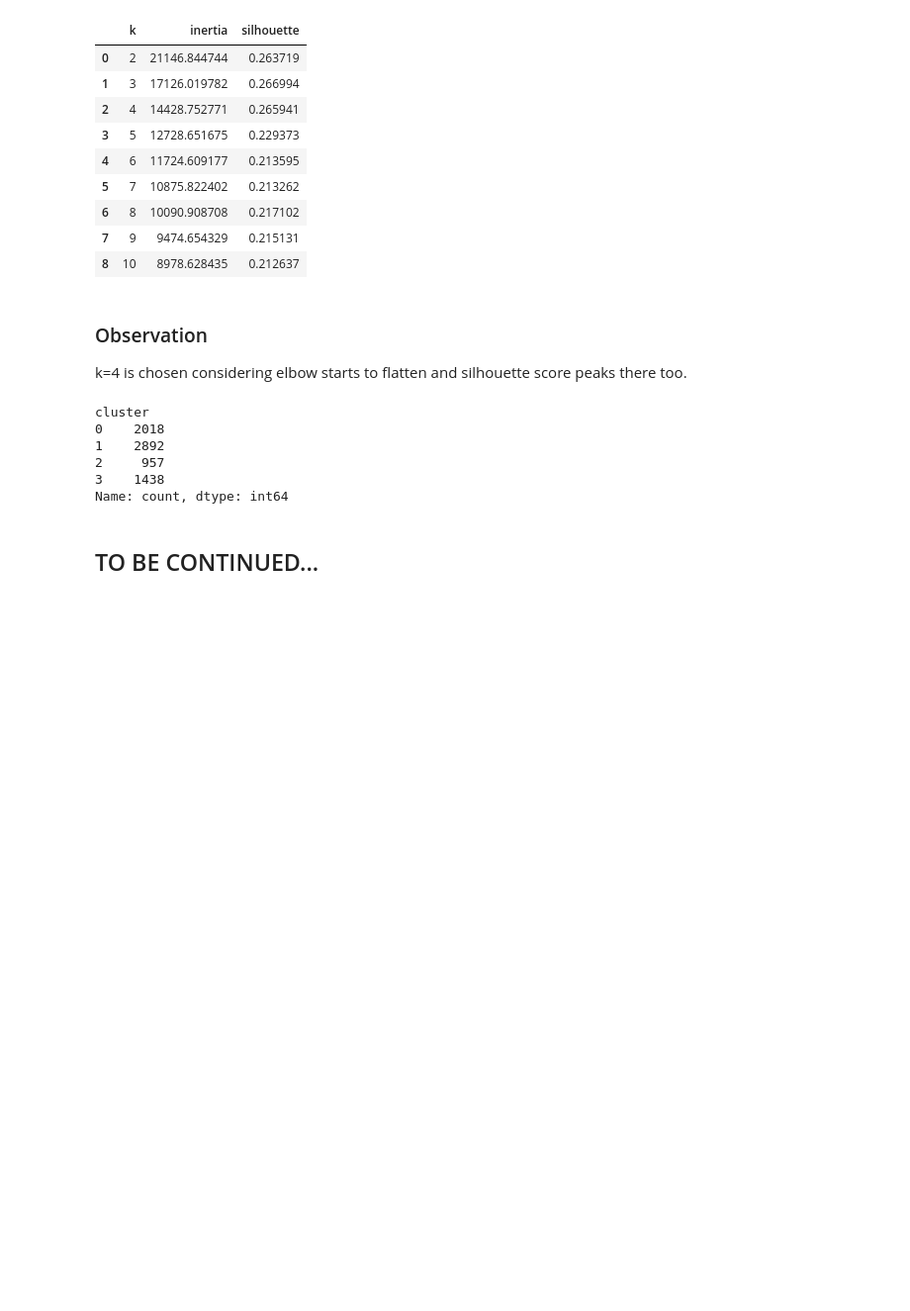
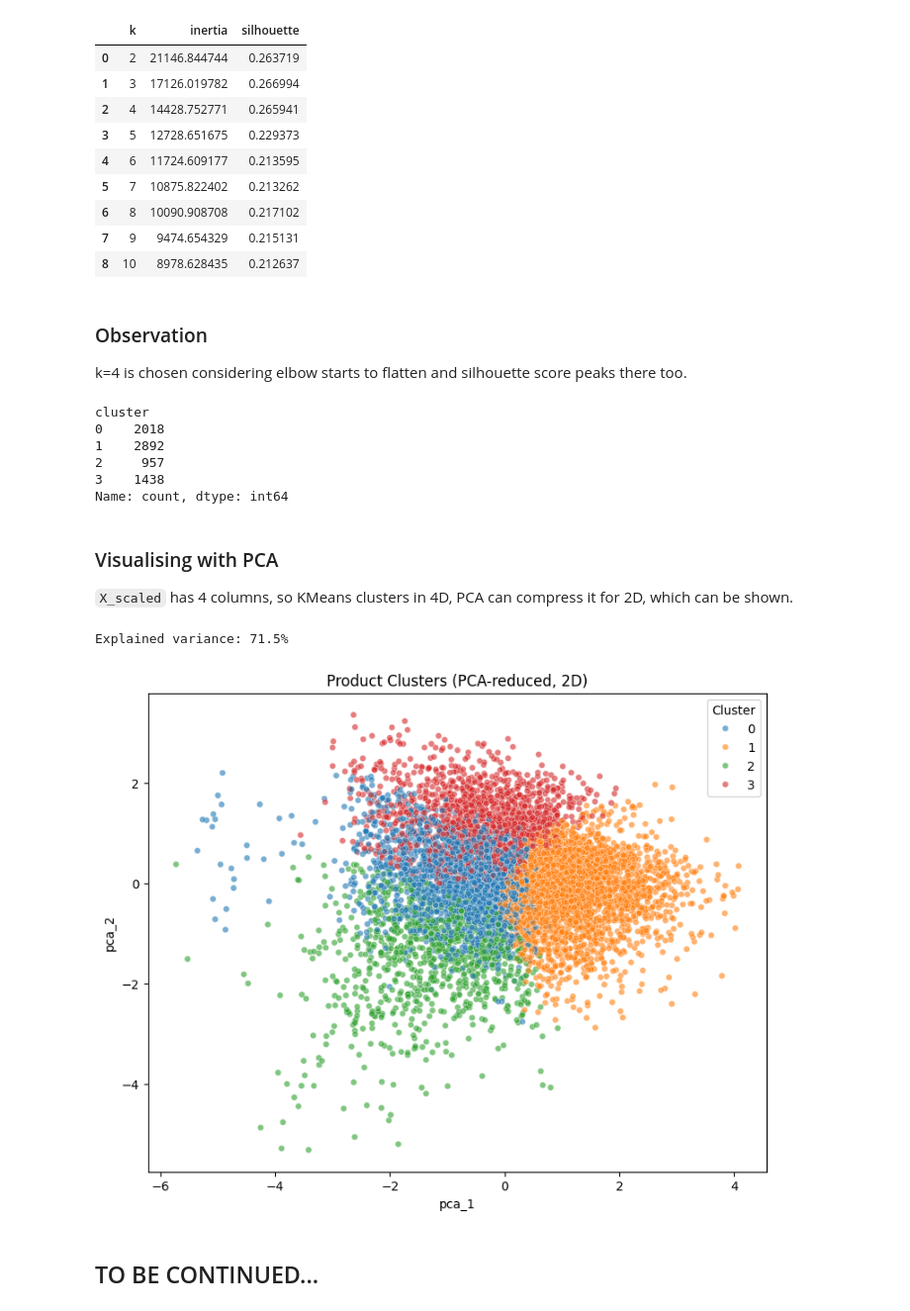
Before and after one commit to imgabrielas/Sephora, a Jupyter notebook: 03_product_clustering.ipynb, the cells around one changed output. Shown at 99% size. Saved outputs shown, nothing was run; the diff lists cells and outputs as text; code cells hidden in the pictures; blank space fills up the shorter version.

```diff
--- a/03_product_clustering.ipynb
+++ b/03_product_clustering.ipynb
@@ -179,5 +179,24 @@ cluster
 2     957
 3    1438
 Name: count, dtype: int64
+# %% [markdown]
+### Visualising with PCA
+`X_scaled` has 4 columns, so KMeans clusters in 4D, PCA can compress it for 2D, which can be shown.
+# %%
+pca = PCA(n_components=2, random_state=42)
+pca_coords = pca.fit_transform(X_scaled)
+products_clean['pca_1'] = pca_coords[:, 0]
+products_clean['pca_2'] = pca_coords[:, 1]
+
+print(f"Explained variance: {pca.explained_variance_ratio_.sum():.1%}")
+
+plt.figure(figsize=(9, 7))
+sns.scatterplot(data=products_clean, x='pca_1', y='pca_2', hue='cluster', palette='tab10', alpha=0.6, s=25)
+plt.title('Product Clusters (PCA-reduced, 2D)')
+plt.legend(title='Cluster')
+plt.show()
+# %% [output]
+Explained variance: 71.5%
+[figure, added]
 # %% [markdown]
 ## TO BE CONTINUED...
```
